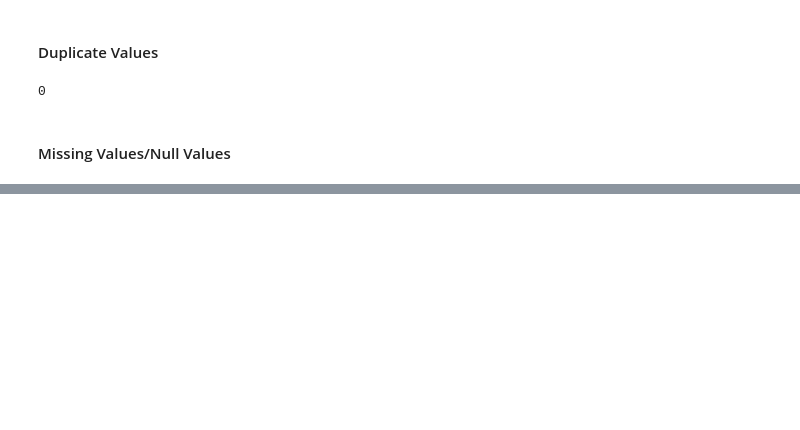
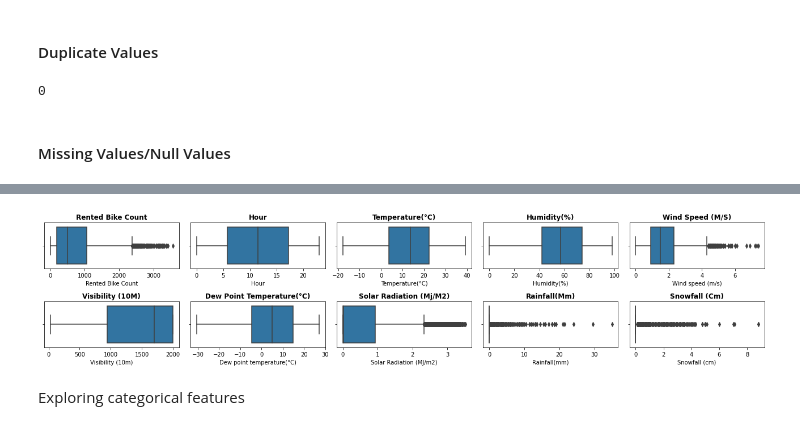
Before and after one commit to Nikkiie/Bike-sharing-demand-prediction-Cap-2-, a Jupyter notebook: Individual_colab_Bike_sharing_demand_prediction_(Capstone_2)ipynb.ipynb, the cells around one changed output, grey strips where cells are left out. Saved outputs shown, nothing was run; the diff lists cells and outputs as text; code cells hidden in the pictures; blank space fills up the shorter version.

```diff
--- a/Individual_colab_Bike_sharing_demand_prediction_(Capstone_2)ipynb.ipynb
+++ b/Individual_colab_Bike_sharing_demand_prediction_(Capstone_2)ipynb.ipynb
@@ -167,0 +229,10 @@ dtype: int64
+# %%
+# Checking for outliers
+plt.figure(figsize=(18,4))
+for n,column in enumerate(df.describe().columns):
+  plt.subplot(2, 5, n+1)
+  sns.boxplot(df[column])
+  plt.title(f'{column.title()}',weight='bold')
+  plt.tight_layout()
+# %% [output]
+[figure, added]
@@ -167,0 +248,2 @@ dtype: int64
+# %% [markdown]
+Exploring categorical features
```
Also changed, not shown: parts of 29 cells of this notebook.
